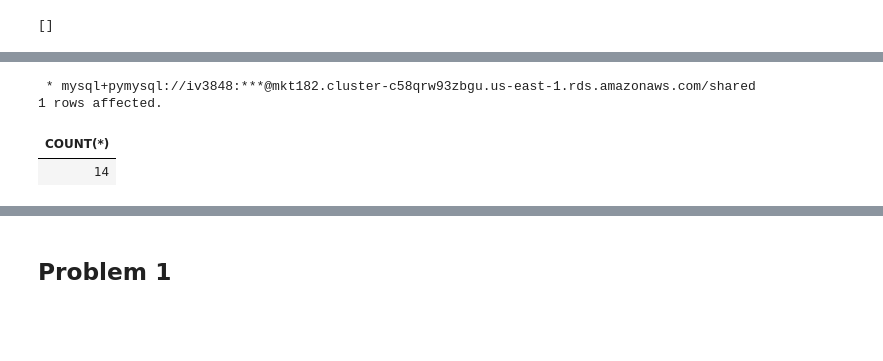
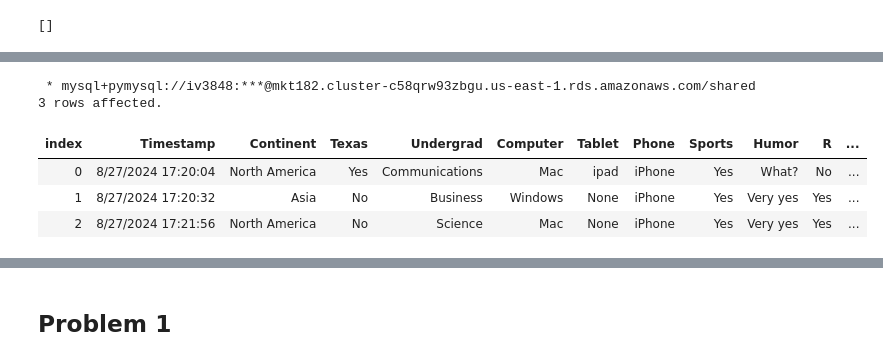
Before and after one commit to ishitavasishth/A-B_Testing_Dashboard, a Jupyter notebook: SQLData_IshitaVasishth.ipynb, the cells around one changed output, grey strips where cells are left out. Saved outputs shown, nothing was run; the diff lists cells and outputs as text; code cells hidden in the pictures; blank space fills up the shorter version.

```diff
--- a/SQLData_IshitaVasishth.ipynb
+++ b/SQLData_IshitaVasishth.ipynb
@@ -136,7 +125,10 @@ Quick check to verify we actually see some data in this schema:
 # %%
-%sql SELECT COUNT(*) FROM customer
+%%sql
+SELECT * FROM survey LIMIT 3
 # %% [output]
  * mysql+pymysql://iv3848:***@mkt182.cluster-c58qrw93zbgu.us-east-1.rds.amazonaws.com/shared
-1 rows affected.
+3 rows affected.
-| COUNT(*) |
-| 14 |
+| index | Timestamp | Continent | Texas | Undergrad | Computer | Tablet | Phone | Sports | Humor | R | ... |
+| 0 | 8/27/2024 17:20:04 | North America | Yes | Communications | Mac | ipad | iPhone | Yes | What? | No | ... |
+| 1 | 8/27/2024 17:20:32 | Asia | No | Business | Windows | None | iPhone | Yes | Very yes | Yes | ... |
+| 2 | 8/27/2024 17:21:56 | North America | No | Science | Mac | None | iPhone | Yes | Very yes | Yes | ... |
```
Also changed, not shown: parts of 73 cells of this notebook.
